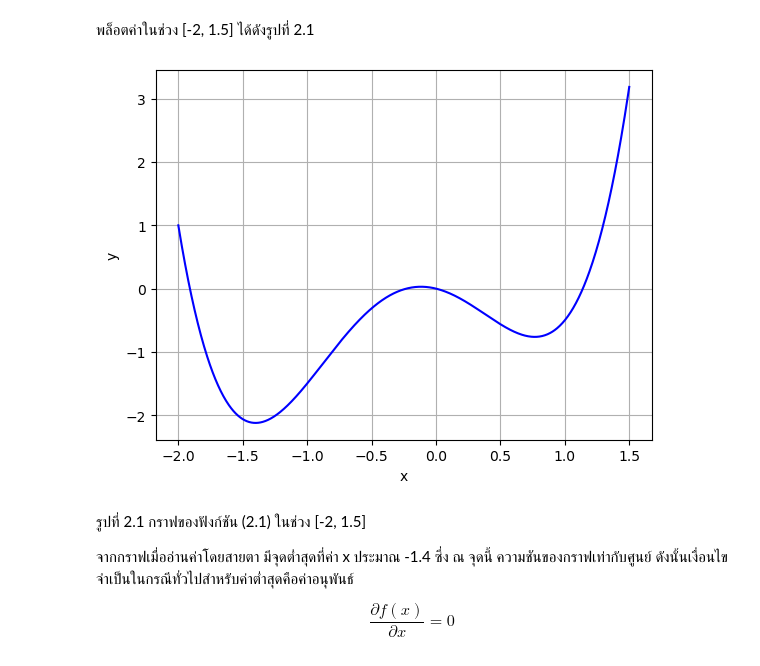
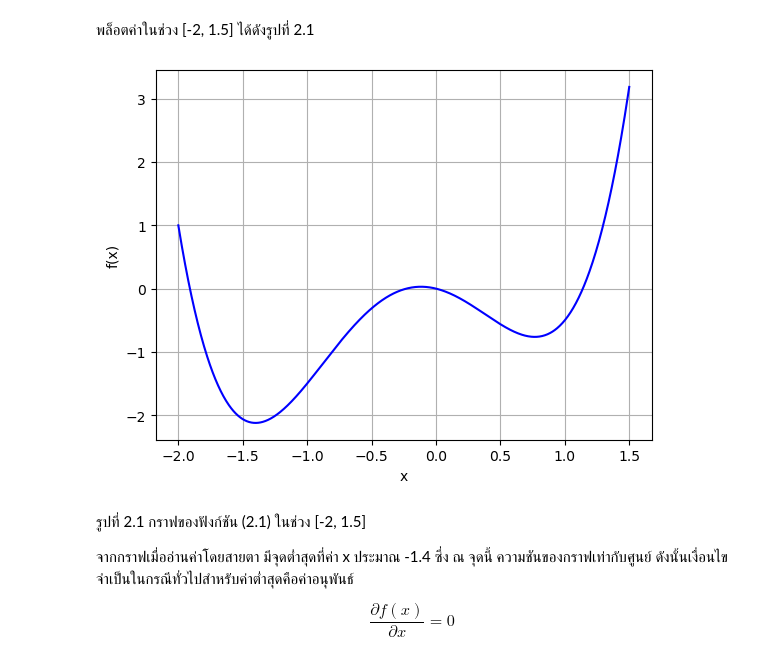
Before and after one commit to dewdotninja/ocrl, a Jupyter notebook: doc/notebooks/chapter2.ipynb, the cells around one changed output. Saved outputs shown, nothing was run; the diff lists cells and outputs as text; code cells hidden in the pictures.

```diff
--- a/doc/notebooks/chapter2.ipynb
+++ b/doc/notebooks/chapter2.ipynb
@@ -31,15 +33,15 @@ def f(x):
 # %%
 import numpy as np
 import matplotlib.pyplot as plt
 x = np.linspace(-2, 1.5, 1000)
 y = f(x)
 plt.plot(x,y,'b-')
 plt.xlabel('x')
-plt.ylabel('y')
+plt.ylabel('f(x)')
 plt.grid(True)
 plt.show()
 # %% [output]
-[figure, old version]
+[figure, new version]
 # %% [markdown]
 รูปที่ 2.1 กราฟของฟังก์ชัน (2.1) ในช่วง [-2, 1.5]
 
```
Also changed, not shown: parts of 16 cells of this notebook.
